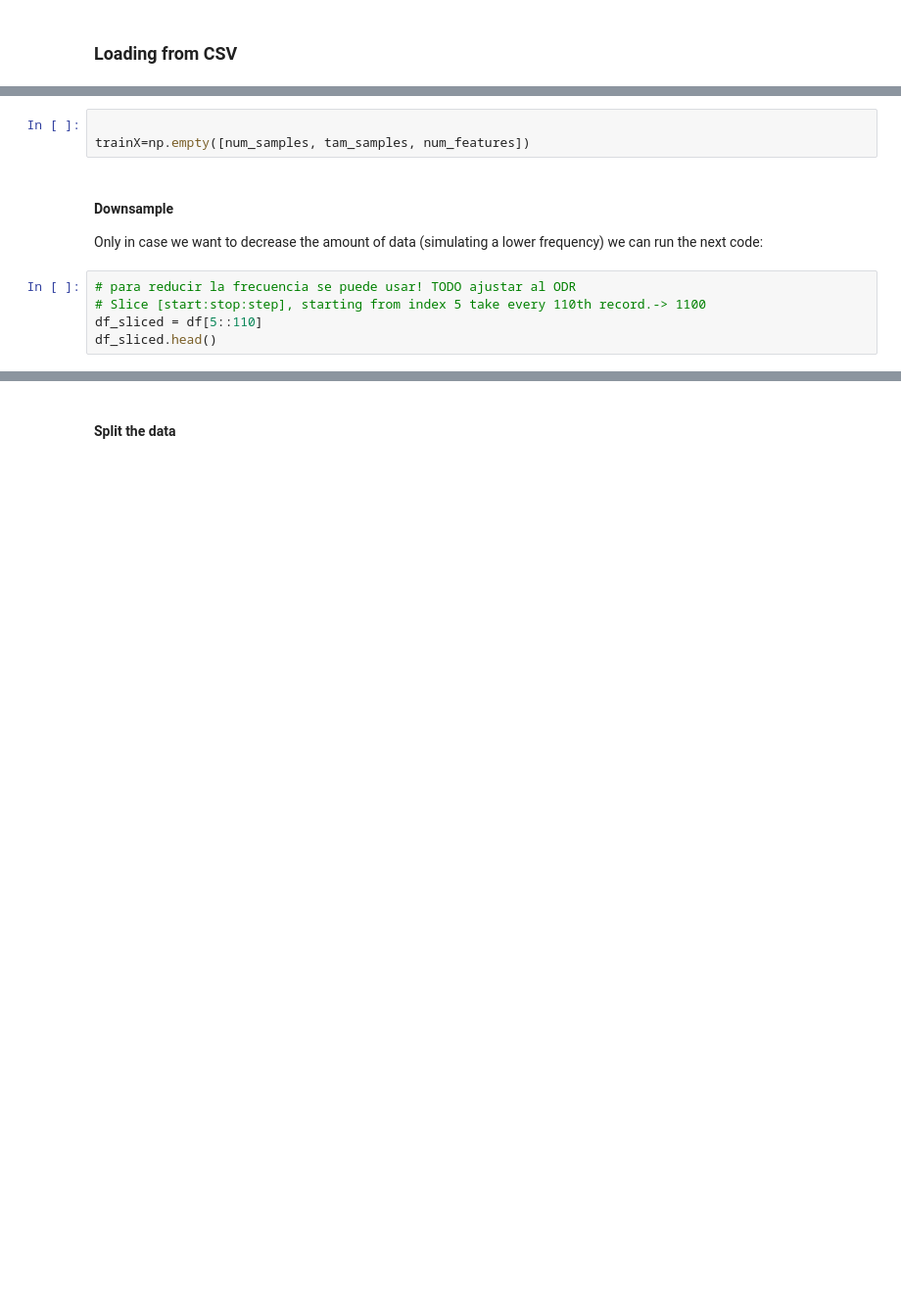
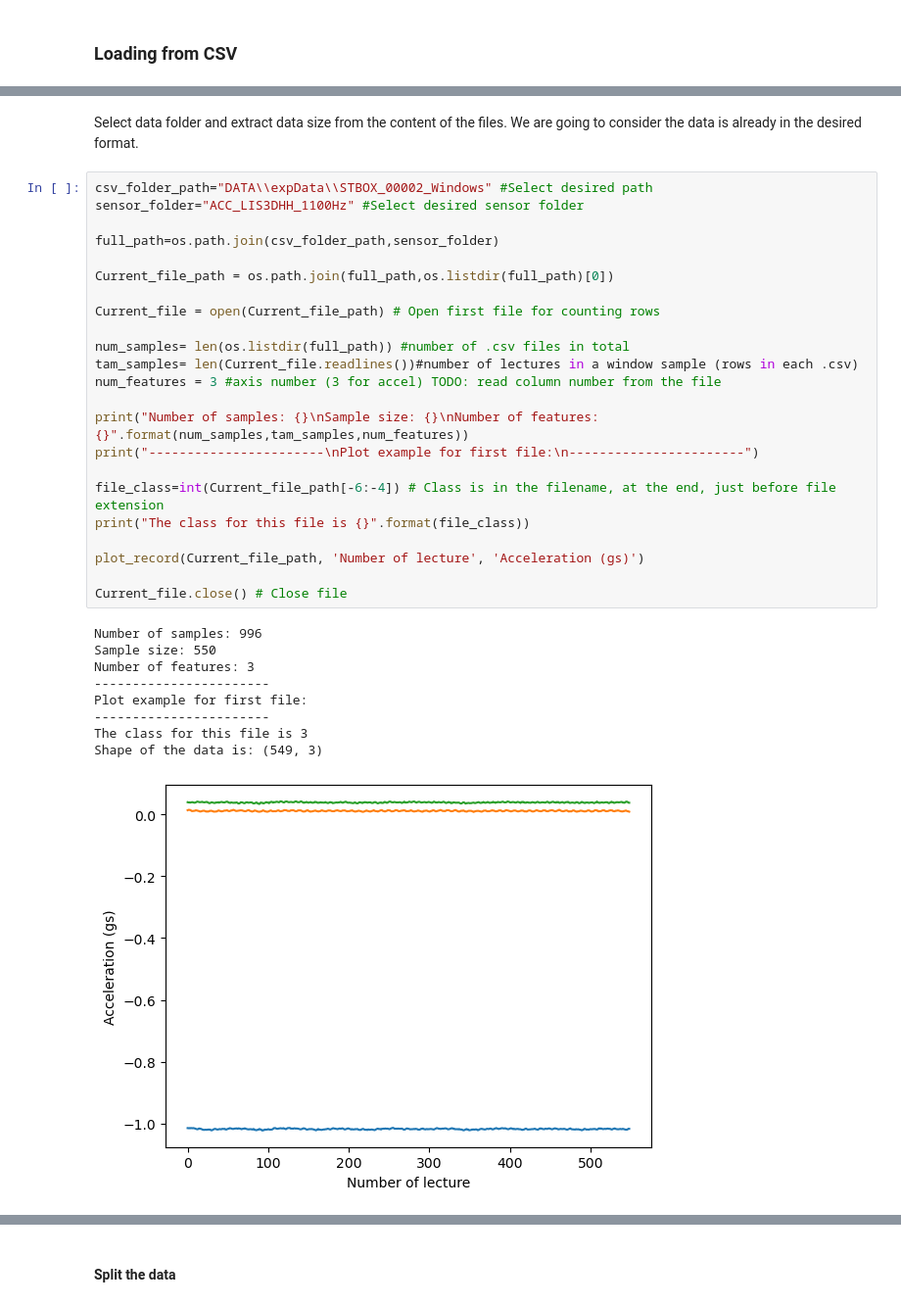
Before and after one commit to juamonsan/STEVAL-MKSBOX1V1_Dataset_creator, a Jupyter notebook: 2-Neural_Network_training.ipynb, the cells around one changed output, grey strips where cells are left out. Shown: that part at 98% size. Cells and saved outputs as stored; diff of their text form; blank space fills up the shorter version.

Commit message:
First complete NN and folder selection

```diff
--- a/2-Neural_Network_training.ipynb
+++ b/2-Neural_Network_training.ipynb
@@ -170,12 +142,35 @@ Shape of the data is: (549, 3)
-# %%
-
-trainX=np.empty([num_samples, tam_samples, num_features])
-# %% [markdown]
-#### Downsample
-
-Only in case we want to decrease the amount of data (simulating a lower frequency) we can run the next code:
-# %%
-# para reducir la frecuencia se puede usar! TODO ajustar al ODR
-# Slice [start:stop:step], starting from index 5 take every 110th record.-> 1100
-df_sliced = df[5::110]
-df_sliced.head()
+# %% [markdown]
+Select data folder and extract data size from the content of the files. We are going to consider the data is already in the desired format.
+# %%
+csv_folder_path="DATA\\expData\\STBOX_00002_Windows" #Select desired path
+sensor_folder="ACC_LIS3DHH_1100Hz" #Select desired sensor folder
+
+full_path=os.path.join(csv_folder_path,sensor_folder)
+
+Current_file_path = os.path.join(full_path,os.listdir(full_path)[0])
+
+Current_file = open(Current_file_path) # Open first file for counting rows
+
+num_samples= len(os.listdir(full_path)) #number of .csv files in total
+tam_samples= len(Current_file.readlines())#number of lectures in a window sample (rows in each .csv)
+num_features = 3 #axis number (3 for accel) TODO: read column number from the file
+
+print("Number of samples: {}\nSample size: {}\nNumber of features: {}".format(num_samples,tam_samples,num_features))
+print("-----------------------\nPlot example for first file:\n-----------------------")
+
+file_class=int(Current_file_path[-6:-4]) # Class is in the filename, at the end, just before file extension
+print("The class for this file is {}".format(file_class))
+
+plot_record(Current_file_path, 'Number of lecture', 'Acceleration (gs)')
+
+Current_file.close() # Close file
+# %% [output]
+Number of samples: 996
+Sample size: 550
+Number of features: 3
+-----------------------
+Plot example for first file:
+-----------------------
+The class for this file is 3
+Shape of the data is: (549, 3)
+[figure, added]
```
Also changed, not shown: parts of 28 cells of this notebook, 2 other files.
